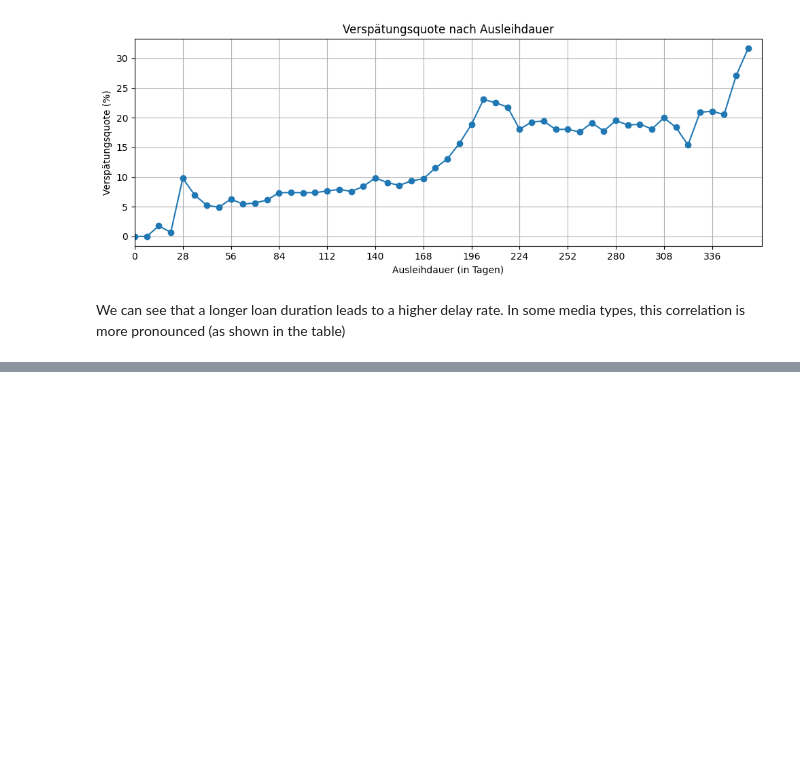
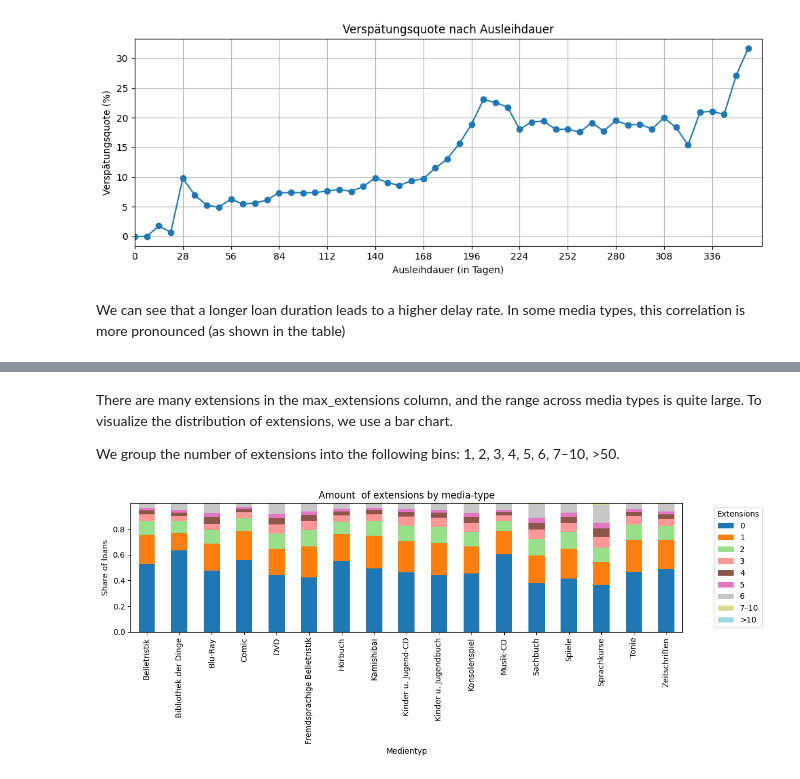
Before and after one commit to RobinAllgeier/Data_Literacy, a Jupyter notebook: notebooks/nr-notebook.ipynb, the cells around one changed output, grey strips where cells are left out. Saved outputs shown, nothing was run; the diff lists cells and outputs as text; code cells hidden in the pictures; blank space fills up the shorter version.

Commit message:
add additional descriptions and plots

```diff
--- a/notebooks/nr-notebook.ipynb
+++ b/notebooks/nr-notebook.ipynb
@@ -488,0 +381,39 @@ plt.show()
+# %% [markdown]
+There are many extensions in the max_extensions column, and the range across media types is quite large. To visualize the distribution of extensions, we use a bar chart.
+
+We group the number of extensions into the following bins: 1, 2, 3, 4, 5, 6, 7–10, >50.
+# %%
+extension_data_frame = all_data_frame.copy()
+
+# create the bins (cutoff points)
+bins   = [-0.1, 0, 1, 2, 3, 4, 5, 6, 10, float("inf")]
+labels = ["0", "1", "2", "3", "4", "5", "6", "7–10", ">10"]
+
+# add column for bins
+extension_data_frame["extension_bin"] = pd.cut(
+    extension_data_frame["Anzahl_Verlängerungen"],
+    bins=bins,
+    labels=labels,
+    include_lowest=True,
+)
+
+# count media types per bin
+distribution_per_media_type = (
+    extension_data_frame
+    .groupby(["Medientyp", "extension_bin"], observed=True)
+    .size()
+    .unstack(fill_value=0)
+)
+
+# share per media type
+distribution_per_media_type = distribution_per_media_type.div(distribution_per_media_type.sum(axis=1), axis=0)
+
+# bar chart
+ax = distribution_per_media_type.plot(kind="bar", stacked=True, figsize=(12, 5), colormap="tab20")
+plt.ylabel("Share of loans")
+plt.title("Amount  of extensions by media-type")
+plt.legend(title="Extensions", bbox_to_anchor=(1.05, 1), loc="upper left")
+plt.tight_layout()
+plt.show()
+# %% [output]
+[figure, added]
```
Also changed, not shown: parts of 28 cells of this notebook, 1 other file.
